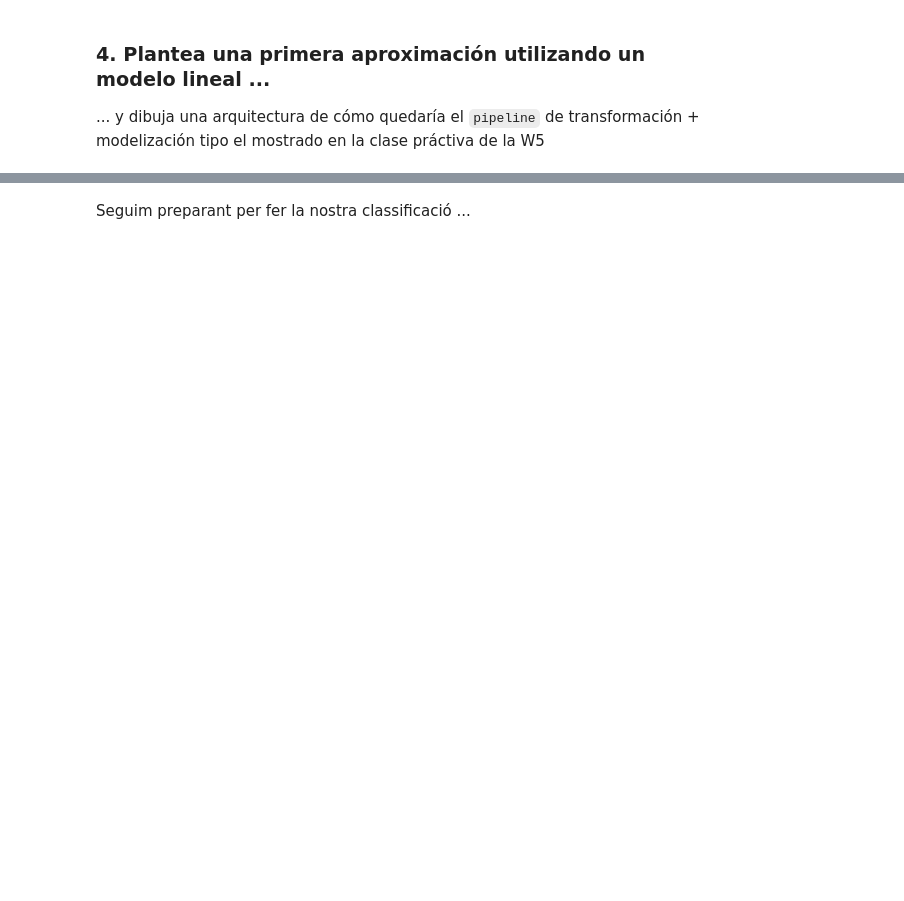
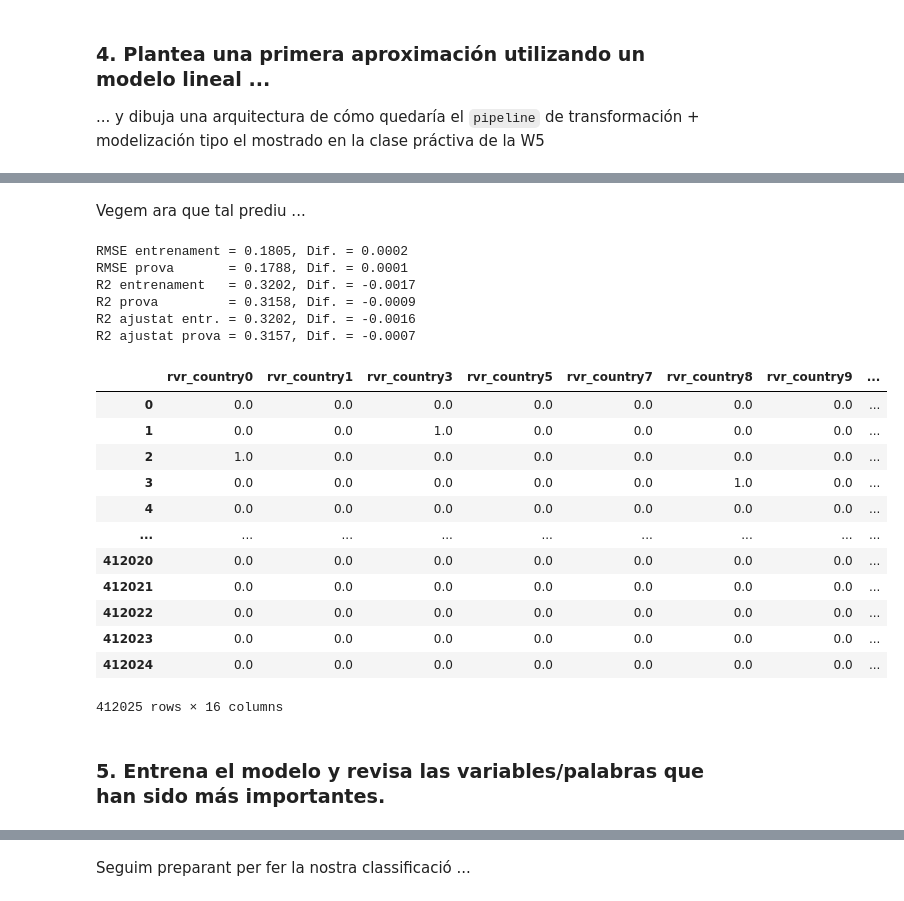
Before and after one commit to llublad/MUSI-AA, a Jupyter notebook: musi-aa-modulo1/W6/practica/20_hr_analysis.ipynb, the cells around one changed output, grey strips where cells are left out. Drawn from its saved outputs; the diff is of its cells as text; code cells hidden in the pictures; blank space fills up the shorter version.

```diff
--- a/musi-aa-modulo1/W6/practica/20_hr_analysis.ipynb
+++ b/musi-aa-modulo1/W6/practica/20_hr_analysis.ipynb
@@ -1018,0 +1145,8 @@ array([0.07865622, 0.0057302 , 0.00492833, 0.0059707 , 0.00612225,
+# %%
+# Definim un llindar, per davall el qual creim que hi ha renou
+
+noisy_level = 2e-2
+# %%
+reduced_cols = \
+    list(feat_importance[
+        feat_importance['importance'].abs() >= noisy_level].index)
@@ -1018,0 +1180,2 @@ array([0.07865622, 0.0057302 , 0.00492833, 0.0059707 , 0.00612225,
+# %% [markdown]
+Vegem ara que tal prediu ...
@@ -1018,0 +1186,70 @@ array([0.07865622, 0.0057302 , 0.00492833, 0.0059707 , 0.00612225,
+# %%
+# Miram mètriques
+
+from sklearn.metrics import r2_score, mean_squared_error
+
+rmse_train_redux = RMSE(
+    y_true = y_train_trans,
+    y_pred = y_train_hat_redux)
+
+rmse_test_redux = RMSE(
+    y_true = y_test_trans,
+    y_pred = y_test_hat_redux)
+
+r2_train_redux = r2_score(
+    y_true = y_train_trans,
+    y_pred = y_train_hat_redux)
+
+r2_test_redux = r2_score(
+    y_true = y_test_trans,
+    y_pred = y_test_hat_redux)
+
+adj_r2_train_redux = adj_r2_score(
+    model = linreg_model_redux,
+    y_true = y_train_trans,
+    y_pred = y_train_hat_redux)
+
+adj_r2_test_redux = adj_r2_score(
+    model = linreg_model_redux,
+    y_true = y_test_trans,
+    y_pred = y_test_hat_redux)
+
+print(f"RMSE entrenament = {rmse_train_redux:.4f}"
+      f", Dif. = {rmse_train_redux - rmse_train:.4f}")
+print(f"RMSE prova       = {rmse_test_redux:.4f}"
+      f", Dif. = {rmse_test_redux - rmse_test:.4f}")
+
+print(f"R2 entrenament   = {r2_train_redux:.4f}"
+      f", Dif. = {r2_train_redux - r2_train:.4f}")
+print(f"R2 prova         = {r2_test_redux:.4f}"
+      f", Dif. = {r2_test_redux - r2_test:.4f}")
+
+print(f"R2 ajustat entr. = {adj_r2_train_redux:.4f}"
+      f", Dif. = {adj_r2_train_redux - adj_r2_train:.4f}")
+print(f"R2 ajustat prova = {adj_r2_test_redux:.4f}"
+      f", Dif. = {adj_r2_test_redux - adj_r2_test:.4f}")
+# %% [output]
+RMSE entrenament = 0.1805, Dif. = 0.0002
+RMSE prova       = 0.1788, Dif. = 0.0001
+R2 entrenament   = 0.3202, Dif. = -0.0017
+R2 prova         = 0.3158, Dif. = -0.0009
+R2 ajustat entr. = 0.3202, Dif. = -0.0016
+R2 ajustat prova = 0.3157, Dif. = -0.0007
+# %%
+X_train_trans[reduced_cols]
+# %% [output]
+|  | rvr_country0 | rvr_country1 | rvr_country3 | rvr_country5 | rvr_country7 | rvr_country8 | rvr_country9 | ... |
+| 0 | 0.0 | 0.0 | 0.0 | 0.0 | 0.0 | 0.0 | 0.0 | ... |
+| 1 | 0.0 | 0.0 | 1.0 | 0.0 | 0.0 | 0.0 | 0.0 | ... |
+| 2 | 1.0 | 0.0 | 0.0 | 0.0 | 0.0 | 0.0 | 0.0 | ... |
+| 3 | 0.0 | 0.0 | 0.0 | 0.0 | 0.0 | 1.0 | 0.0 | ... |
+| 4 | 0.0 | 0.0 | 0.0 | 0.0 | 0.0 | 0.0 | 0.0 | ... |
+| ... | ... | ... | ... | ... | ... | ... | ... | ... |
+| 412020 | 0.0 | 0.0 | 0.0 | 0.0 | 0.0 | 0.0 | 0.0 | ... |
+| 412021 | 0.0 | 0.0 | 0.0 | 0.0 | 0.0 | 0.0 | 0.0 | ... |
+| 412022 | 0.0 | 0.0 | 0.0 | 0.0 | 0.0 | 0.0 | 0.0 | ... |
+| 412023 | 0.0 | 0.0 | 0.0 | 0.0 | 0.0 | 0.0 | 0.0 | ... |
+| 412024 | 0.0 | 0.0 | 0.0 | 0.0 | 0.0 | 0.0 | 0.0 | ... |
+412025 rows × 16 columns
+# %% [markdown]
+### 5. Entrena el modelo y revisa las variables/palabras que han sido más importantes.
```
Also changed, not shown: parts of 32 cells of this notebook, 4 other files.
